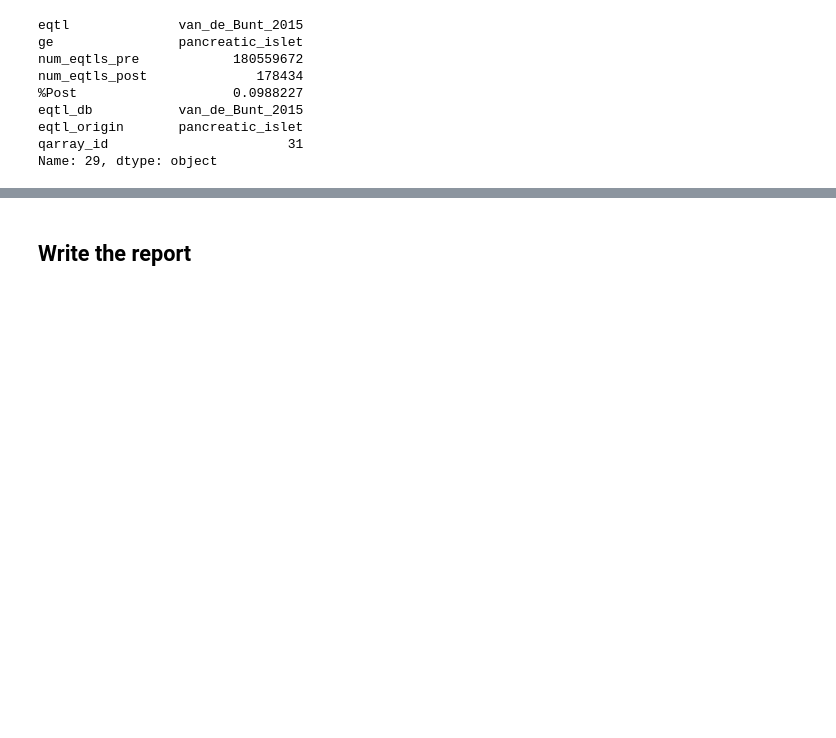
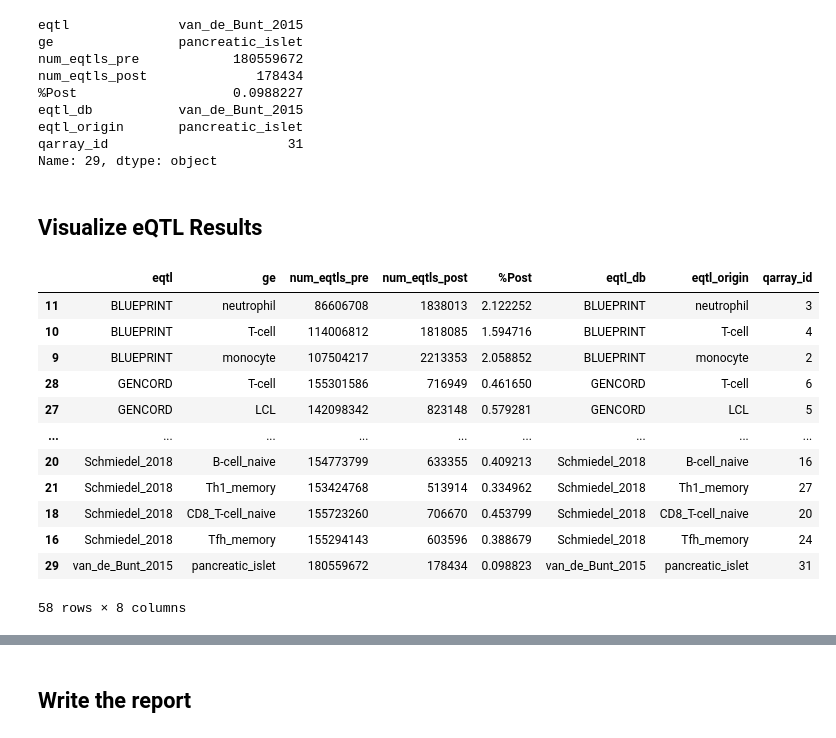
Before and after one commit to joreynajr/dchallenge, a Jupyter notebook: workflow/scripts/eqtl/eQTL_Summary.ipynb, the cells around one changed output, grey strips where cells are left out. Saved outputs shown, nothing was run; the diff lists cells and outputs as text; code cells hidden in the pictures; blank space fills up the shorter version.

```diff
--- a/workflow/scripts/eqtl/eQTL_Summary.ipynb
+++ b/workflow/scripts/eqtl/eQTL_Summary.ipynb
@@ -272,3 +272,5 @@ eqtl_db           van_de_Bunt_2015
 eqtl_origin       pancreatic_islet
 qarray_id                       31
 Name: 29, dtype: object
+# %% [markdown]
+## Visualize eQTL Results
@@ -274,0 +286,16 @@ Name: 29, dtype: object
+# %%
+plot_data
+# %% [output]
+|  | eqtl | ge | num_eqtls_pre | num_eqtls_post | %Post | eqtl_db | eqtl_origin | qarray_id |
+| 11 | BLUEPRINT | neutrophil | 86606708 | 1838013 | 2.122252 | BLUEPRINT | neutrophil | 3 |
+| 10 | BLUEPRINT | T-cell | 114006812 | 1818085 | 1.594716 | BLUEPRINT | T-cell | 4 |
+| 9 | BLUEPRINT | monocyte | 107504217 | 2213353 | 2.058852 | BLUEPRINT | monocyte | 2 |
+| 28 | GENCORD | T-cell | 155301586 | 716949 | 0.461650 | GENCORD | T-cell | 6 |
+| 27 | GENCORD | LCL | 142098342 | 823148 | 0.579281 | GENCORD | LCL | 5 |
+| ... | ... | ... | ... | ... | ... | ... | ... | ... |
+| 20 | Schmiedel_2018 | B-cell_naive | 154773799 | 633355 | 0.409213 | Schmiedel_2018 | B-cell_naive | 16 |
+| 21 | Schmiedel_2018 | Th1_memory | 153424768 | 513914 | 0.334962 | Schmiedel_2018 | Th1_memory | 27 |
+| 18 | Schmiedel_2018 | CD8_T-cell_naive | 155723260 | 706670 | 0.453799 | Schmiedel_2018 | CD8_T-cell_naive | 20 |
+| 16 | Schmiedel_2018 | Tfh_memory | 155294143 | 603596 | 0.388679 | Schmiedel_2018 | Tfh_memory | 24 |
+| 29 | van_de_Bunt_2015 | pancreatic_islet | 180559672 | 178434 | 0.098823 | van_de_Bunt_2015 | pancreatic_islet | 31 |
+58 rows × 8 columns
```
Also changed, not shown: parts of 2 cells of this notebook, 8 other files.
